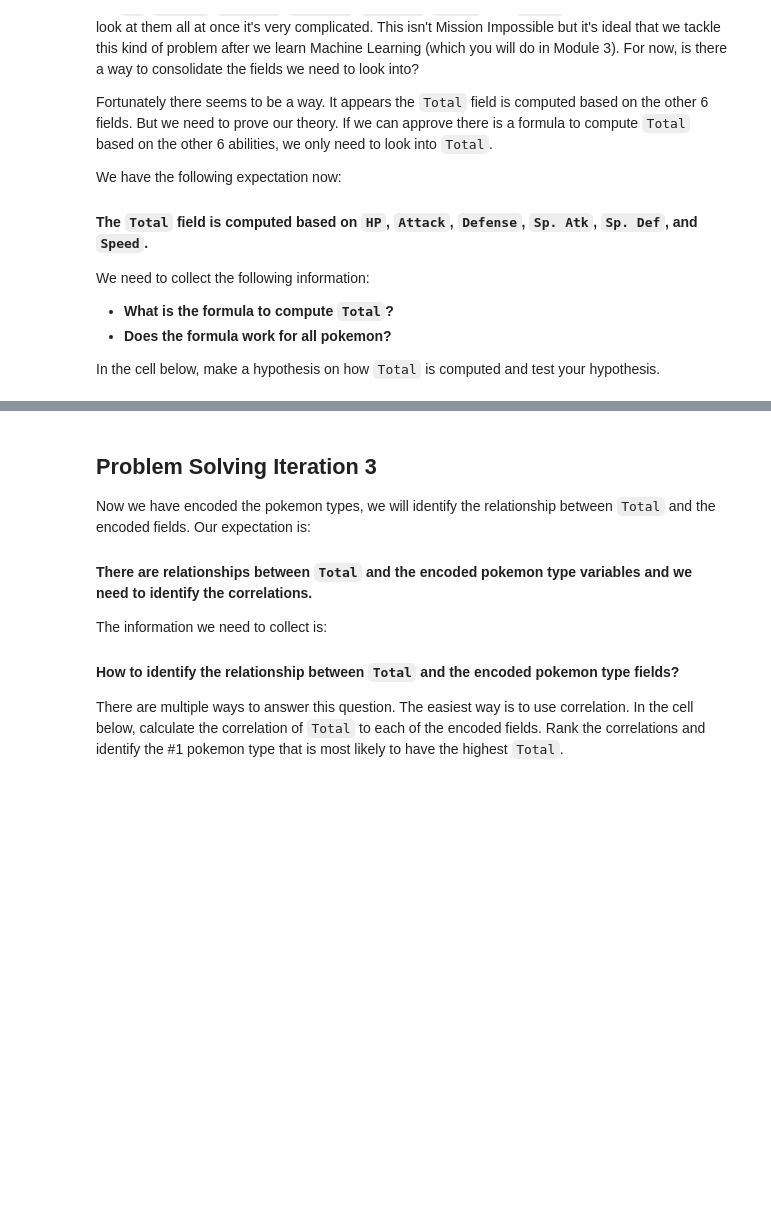
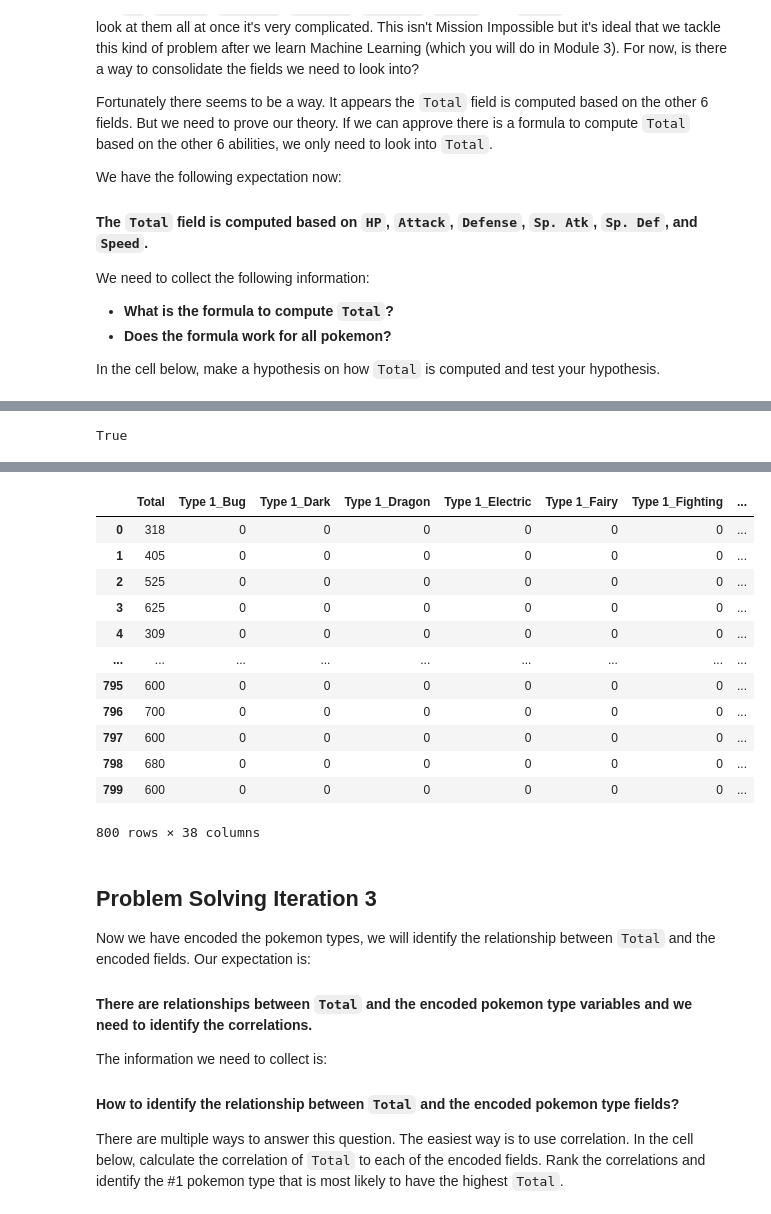
Before and after one commit to HEBA-7/dataptmad0522_labs, a Jupyter notebook: module-1/dataframe-calculations/your-code/challenge-2.ipynb, the cells around one changed output, grey strips where cells are left out. Drawn from its saved outputs; the diff is of its cells as text; code cells hidden in the pictures; blank space fills up the shorter version.

```diff
--- a/module-1/dataframe-calculations/your-code/challenge-2.ipynb
+++ b/module-1/dataframe-calculations/your-code/challenge-2.ipynb
@@ -47,3 +82,8 @@ In the cell below, make a hypothesis on how `Total` is computed and test your hy
+# %%
+#and to confirm if both columns are equal, I've compared with the method equals()
+condition["Total"].equals(condition["total_sum"])
+# %% [output]
+True
 # %% [markdown]
 ## Problem Solving Iteration 2
 
@@ -77,3 +115,22 @@ The new numerical variables you create should look like below:
+# %%
+# your code here
+pokemon["Type 2"] = numerical["Type 2"].fillna(0)
+encoding_type = pd.get_dummies(pokemon[["Total", "Type 1", "Type 2"]])
+encoding_type
+# %% [output]
+|  | Total | Type 1_Bug | Type 1_Dark | Type 1_Dragon | Type 1_Electric | Type 1_Fairy | Type 1_Fighting | ... |
+| 0 | 318 | 0 | 0 | 0 | 0 | 0 | 0 | ... |
+| 1 | 405 | 0 | 0 | 0 | 0 | 0 | 0 | ... |
+| 2 | 525 | 0 | 0 | 0 | 0 | 0 | 0 | ... |
+| 3 | 625 | 0 | 0 | 0 | 0 | 0 | 0 | ... |
+| 4 | 309 | 0 | 0 | 0 | 0 | 0 | 0 | ... |
+| ... | ... | ... | ... | ... | ... | ... | ... | ... |
+| 795 | 600 | 0 | 0 | 0 | 0 | 0 | 0 | ... |
+| 796 | 700 | 0 | 0 | 0 | 0 | 0 | 0 | ... |
+| 797 | 600 | 0 | 0 | 0 | 0 | 0 | 0 | ... |
+| 798 | 680 | 0 | 0 | 0 | 0 | 0 | 0 | ... |
+| 799 | 600 | 0 | 0 | 0 | 0 | 0 | 0 | ... |
+800 rows × 38 columns
 # %% [markdown]
 ## Problem Solving Iteration 3
 
```
Also changed, not shown: parts of 6 cells of this notebook.
